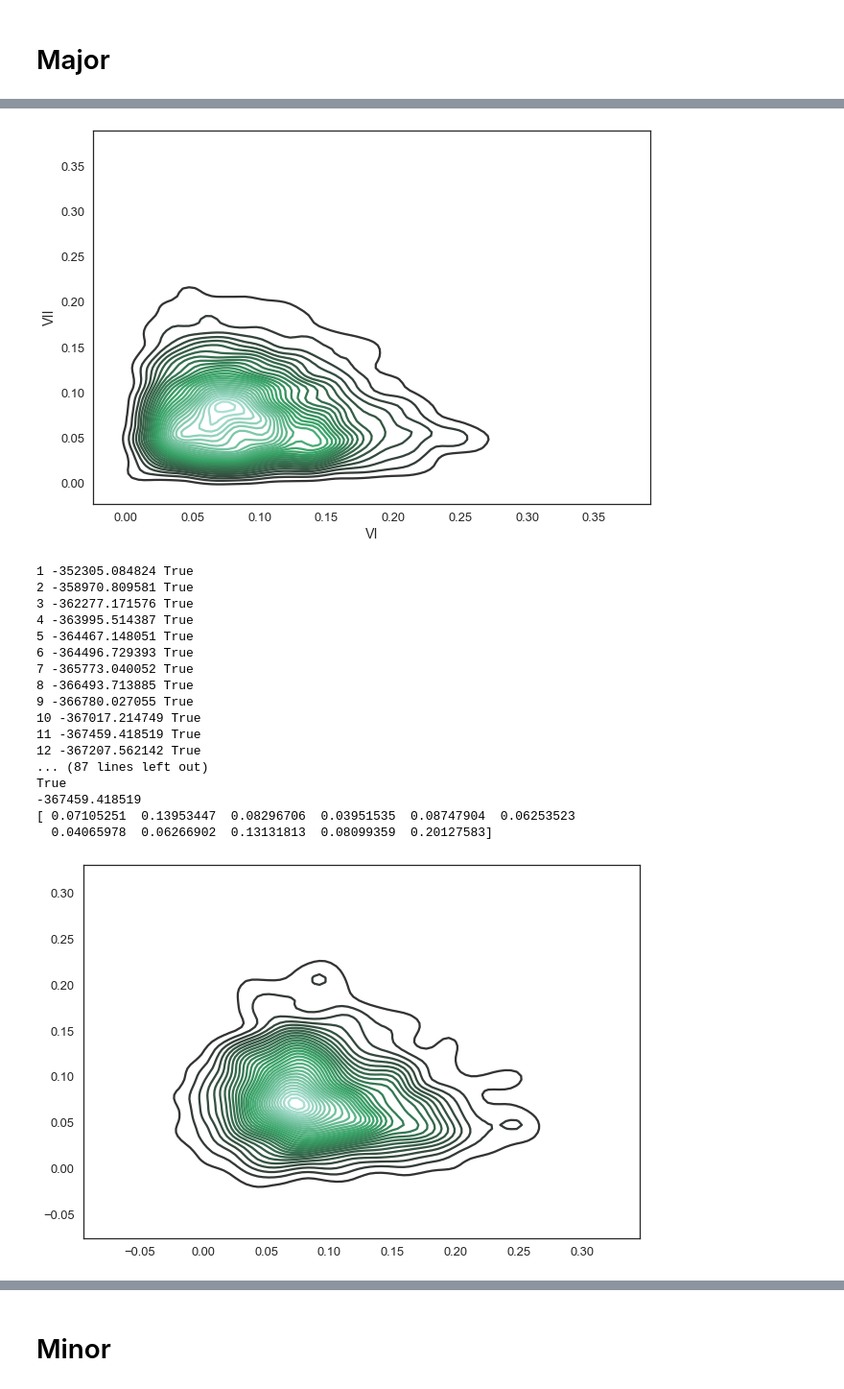
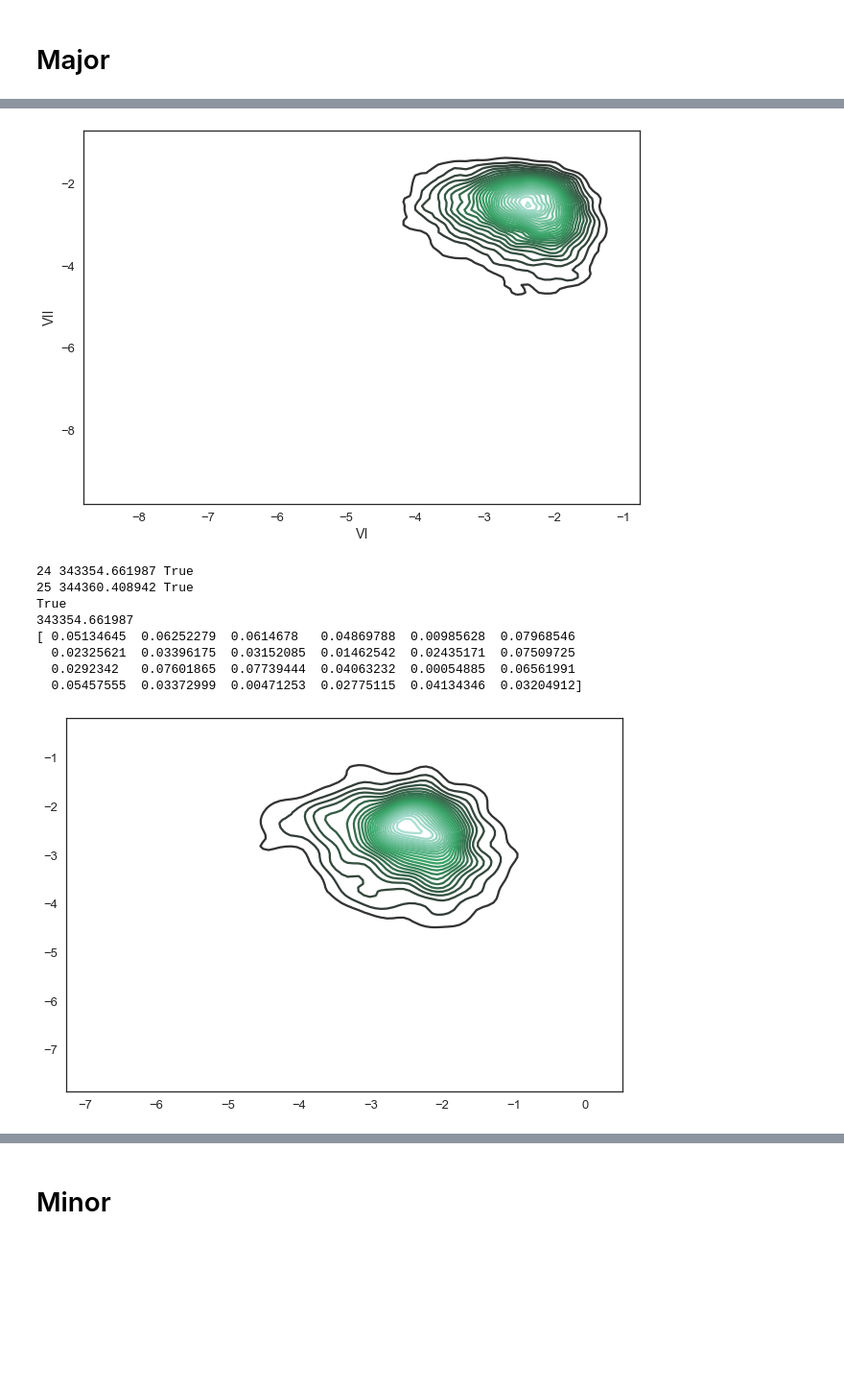
Before and after one commit to MTG/JAAH, a Jupyter notebook: utils/ChromaStatistics.ipynb, the cells around one changed output, grey strips where cells are left out. Shown at 96% size. Saved outputs shown, nothing was run; the diff lists cells and outputs as text; code cells hidden in the pictures; blank space fills up the shorter version.

```diff
--- a/utils/ChromaStatistics.ipynb
+++ b/utils/ChromaStatistics.ipynb
@@ -32,25 +32,26 @@ sns.set(style="white", context="talk")
 degrees=['I', 'IIb', 'II', 'IIIb', 'III', 'IV', 'Vb', 'V', 'VIb', 'VI', 'VIIb', 'VII']
 
 def logNormalize(chromas):
-    #data=preprocessing.normalize(chromas)
-    #  data=np.log(preprocessing.normalize(chromas, norm='l1'))
-    data=preprocessing.normalize(chromas, norm='l1')
+    data = chromas
+    data[data == 0] = np.exp(-10)
+    data=np.log(preprocessing.normalize(chromas, norm='l1'))
+    #data=preprocessing.normalize(chromas, norm='l1')
 
     # '/1000' is a hack in order to eliminate zero deviation.
-    data[data < -2.0] = data[data < -2.0]/10000.0-5
-    data[np.isnan(data)] = -5
-    data[np.isinf(data)] = -5
+    data[data < -10.0] = -10
+    data[np.isnan(data)] = -10
+    data[np.isinf(data)] = -10
 
     return data
 # %%
 def fitMixture(data, max_components=40, min_components=1):
     bic = 1000000
     bic_i = 0
-    for i in range(min_components, max_components):
+    for i in range(min_components, max_components + 1):
         gm = GaussianMixture(
             n_components=i, covariance_type='full',
             max_iter=200,
-            random_state = 8)
+            random_state = 18)
         gm.fit(data)
         curBic = gm.bic(data)
         print i, curBic, gm.converged_
@@ -78,7 +79,7 @@ plt.show()
 # %% [markdown]
 # Guitar "toy" dataset. Major mixture (triad, maj7, maj6, maj69).
 # %%
-chromas, labels, kinds, mbids, start_times, durations = chordUtils.loadDatasetChroma('../guitar.npz')
+chromas, labels, kinds, mbids, start_times, durations = chordUtils.loadDatasetChroma('../guitar_maj.npz')
 chromas = logNormalize(chromas)
 dMaj = pd.DataFrame(data=chromas[kinds =='maj'], columns=degrees)
 sns.violinplot(data=dMaj, inner="point")
@@ -222,40 +226,31 @@ plt.show()
 sns.kdeplot(dMaj['VI'], dMaj['VII'], n_levels=30)
 plt.show()
 # %% [output]
-[figure, old version]
+[figure, new version]
 # %%
-gm = fitMixture(dMaj.values, max_components=100)
+gm = fitMixture(dMaj.values, max_components=50)
 #gm = GaussianMixture(
 #    n_components=96, covariance_type='full',
 #    max_iter=200,
 #    random_state = 8)
 #gm.fit(dMaj.values)
 gmMaj = gm
 print gm.converged_
 print gm.bic(dMaj)
 print gm.weights_
 
 samples = np.asarray(gm.sample(1000)[0])
 samples[:,[9, 11]].shape
 sns.kdeplot(samples[:,[9, 11]], n_levels=30)
 plt.show()
 # %% [output]
-1 -352305.084824 True
-2 -358970.809581 True
-3 -362277.171576 True
-4 -363995.514387 True
-5 -364467.148051 True
-6 -364496.729393 True
-7 -365773.040052 True
-8 -366493.713885 True
-9 -366780.027055 True
-10 -367017.214749 True
-11 -367459.418519 True
-12 -367207.562142 True
-... (87 lines left out)
+24 343354.661987 True
+25 344360.408942 True
 True
--367459.418519
-[ 0.07105251  0.13953447  0.08296706  0.03951535  0.08747904  0.06253523
-  0.04065978  0.06266902  0.13131813  0.08099359  0.20127583]
+343354.661987
+[ 0.05134645  0.06252279  0.0614678   0.04869788  0.00985628  0.07968546
+  0.02325621  0.03396175  0.03152085  0.01462542  0.02435171  0.07509725
+  0.0292342   0.07601865  0.07739444  0.04063232  0.00054885  0.06561991
+  0.05457555  0.03372999  0.00471253  0.02775115  0.04134346  0.03204912]
-[figure, old version]
+[figure, new version]
 # %%
```
Also changed, not shown: parts of 23 cells of this notebook, 7 other files.
